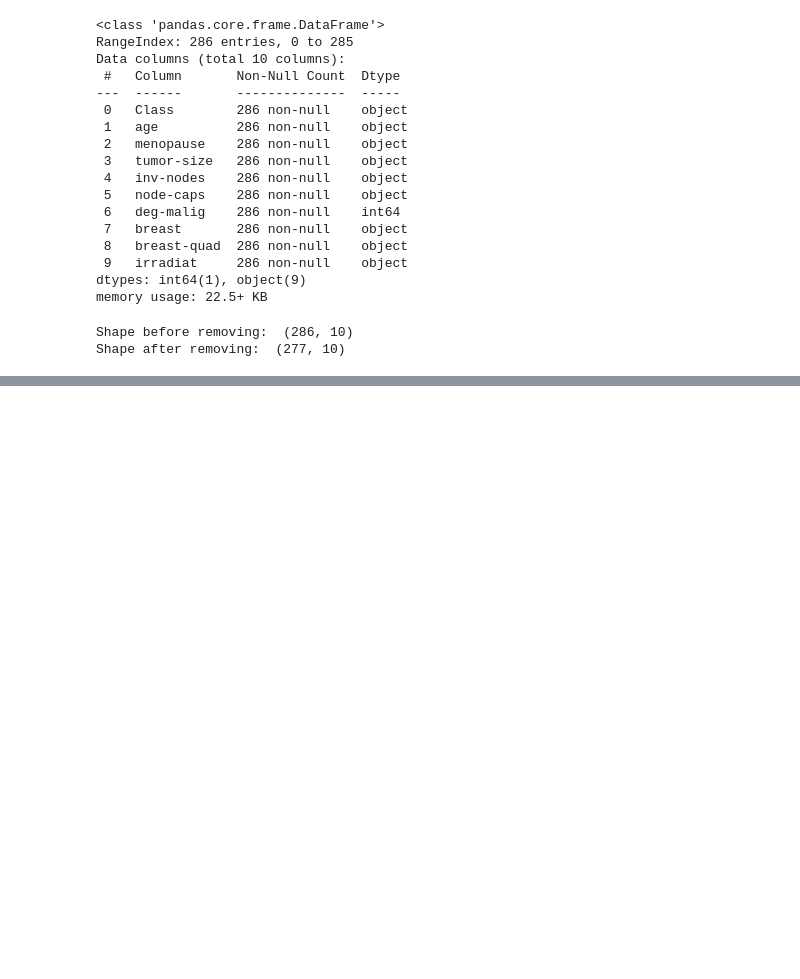
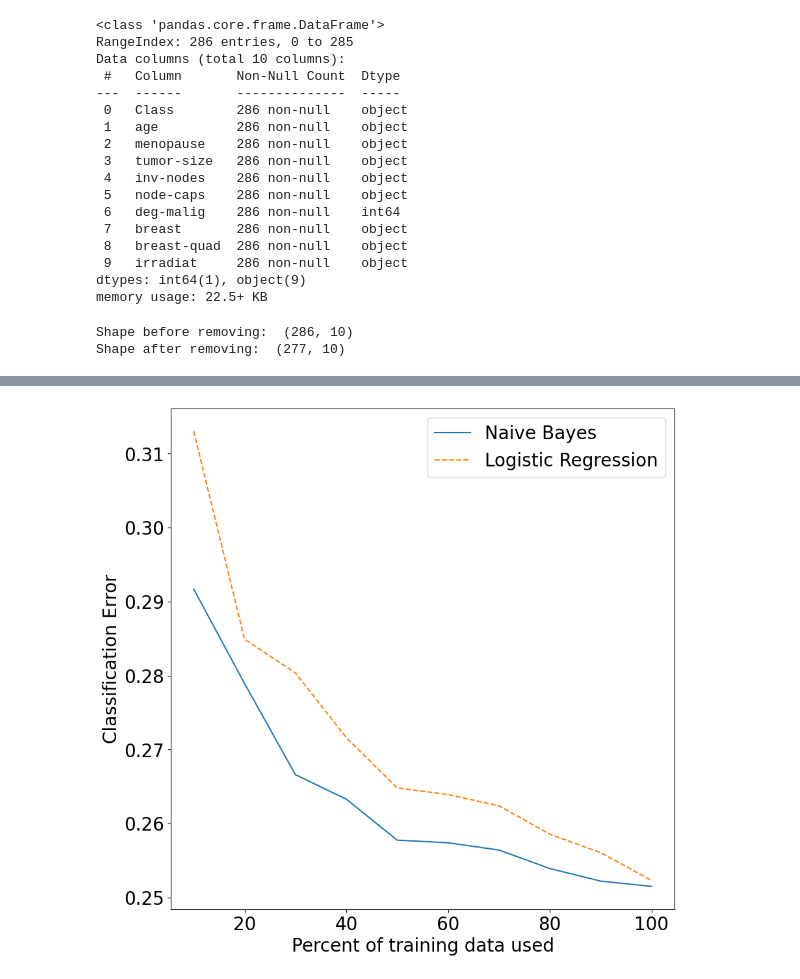
Before and after one commit to JorgeOrtizV/foundationsDataScience_practicals, a Jupyter notebook: Practical2/Practical2_skeleton_olat.ipynb, the cells around one changed output, grey strips where cells are left out. Saved outputs shown, nothing was run; the diff lists cells and outputs as text; code cells hidden in the pictures; blank space fills up the shorter version.

```diff
--- a/Practical2/Practical2_skeleton_olat.ipynb
+++ b/Practical2/Practical2_skeleton_olat.ipynb
@@ -735,3 +714,24 @@ cancer['Class'].replace('recurrence-events', 1, inplace=True)
 # no, yes -> (0,1)
 cancer['node-caps'].replace('no', 0, inplace=True)
 cancer['node-caps'].replace('yes', 1, inplace=True)
+
+# Binary encoding breast
+# left, right -> (0, 1)
+cancer['breast'].replace('left', 0, inplace=True)
+cancer['breast'].replace('right', 1, inplace=True)
+
+# Binary encoding irradiation
+# no, yes -> (0, 1)
+cancer['irradiat'].replace('no', 0, inplace=True)
+cancer['irradiat'].replace('yes', 1, inplace=True)
+
+categorical_data = ['age', 'menopause', 'tumor-size', 'inv-nodes', 'deg-malig', 'breast-quad']
+for col in categorical_data:
+    elements = cancer[col].unique()
+    elements = sorted(elements)
+    category = 0
+    for e in elements:
+        cancer[col].replace(e, category, inplace=True)
+        category+=1
+
+cancer
@@ -737,0 +752,10 @@ cancer['node-caps'].replace('yes', 1, inplace=True)
+# %%
+num_cols = cancer.shape[1]-1
+nbc = NBC(feature_types=['c', 'c', 'c', 'c', 'b', 'c', 'b', 'c', 'b'])
+lr = LogisticRegression()
+
+X = cancer.drop('Class', axis=1).to_numpy()
+y = cancer['Class'].to_numpy()
+
+print(X)
+print(y)
@@ -737,0 +778,5 @@ cancer['node-caps'].replace('yes', 1, inplace=True)
+# %%
+test_errors_nbc, test_errors_lr = compareNBCvsLR(nbc, lr, X, y)
+makePlot(test_errors_nbc, test_errors_lr, title=None, num_splits=10)
+# %% [output]
+[figure, added]
```
Also changed, not shown: parts of 5 cells of this notebook.
